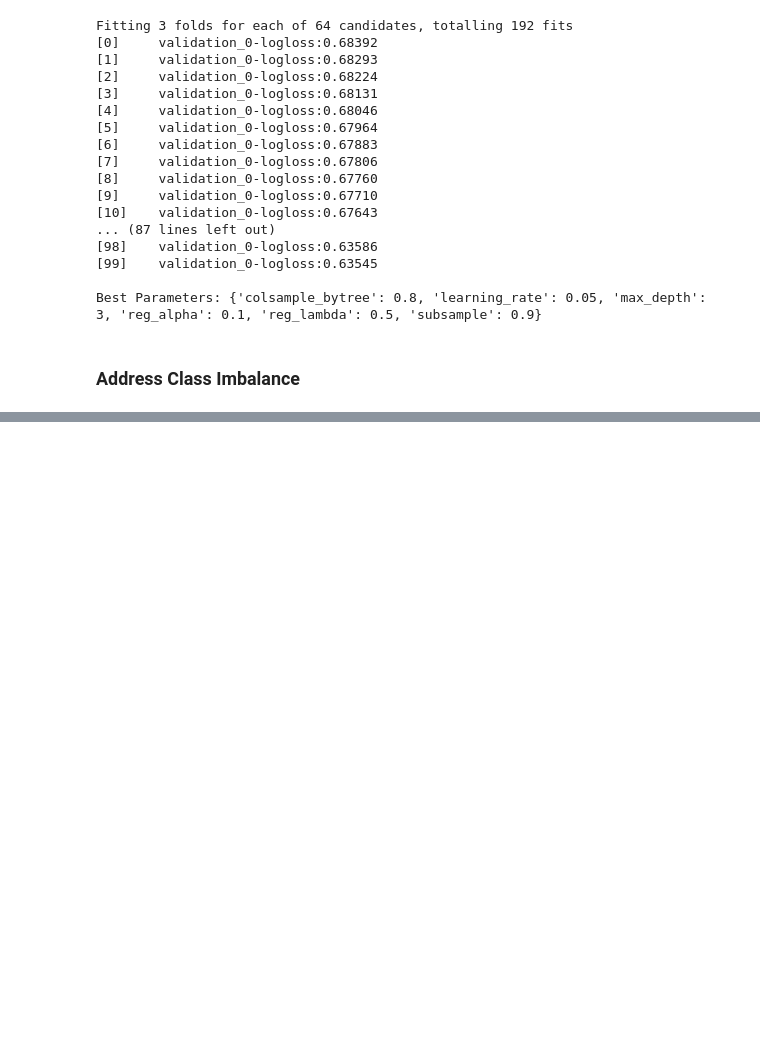
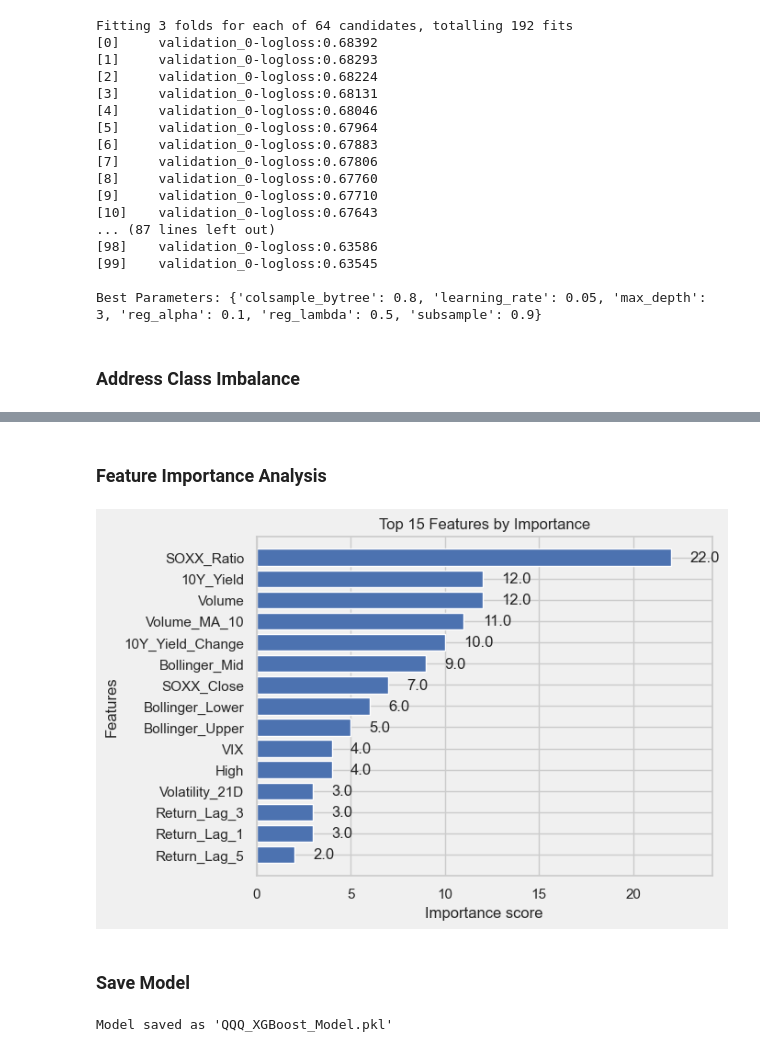
Before and after one commit to patel-mark/Algorithmic-Trading, a Jupyter notebook: Untitled2.ipynb, the cells around one changed output, grey strips where cells are left out. Drawn from its saved outputs; the diff is of its cells as text; code cells hidden in the pictures; blank space fills up the shorter version.

```diff
--- a/Untitled2.ipynb
+++ b/Untitled2.ipynb
@@ -118,0 +193,23 @@ ValueError: Must have at least 1 validation dataset for early stopping.
+# %% [markdown]
+### Feature Importance Analysis
+# %%
+# Plot feature importance
+xgb.plot_importance(best_model, max_num_features=15, height=0.8)
+plt.title("Top 15 Features by Importance", fontsize=12)
+plt.gcf().set_facecolor("#f0f0f0")
+plt.show()
+
+# Actionable insight: Drop low-importance features if needed
+low_importance_features = ["Volume_MA_10", "VIX_Regime_Low"]  # Example
+X_train = X_train.drop(low_importance_features, axis=1, errors="ignore")
+X_test = X_test.drop(low_importance_features, axis=1, errors="ignore")
+# %% [output]
+[figure, added]
+# %% [markdown]
+### Save Model
+# %%
+# Save model and feature names
+joblib.dump(best_model, "QQQ_XGBoost_Model.pkl")
+print("Model saved as 'QQQ_XGBoost_Model.pkl'")
+# %% [output]
+Model saved as 'QQQ_XGBoost_Model.pkl'
```
Also changed, not shown: parts of 4 cells of this notebook, 13 other files.
